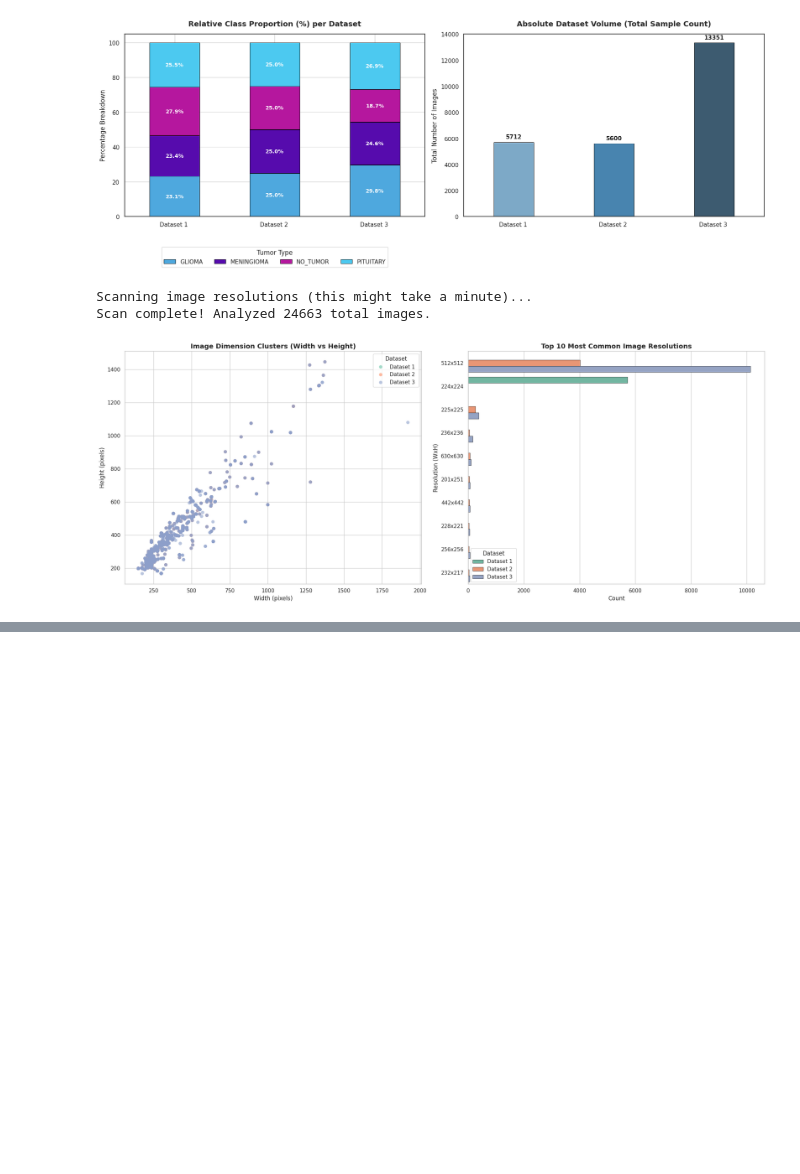
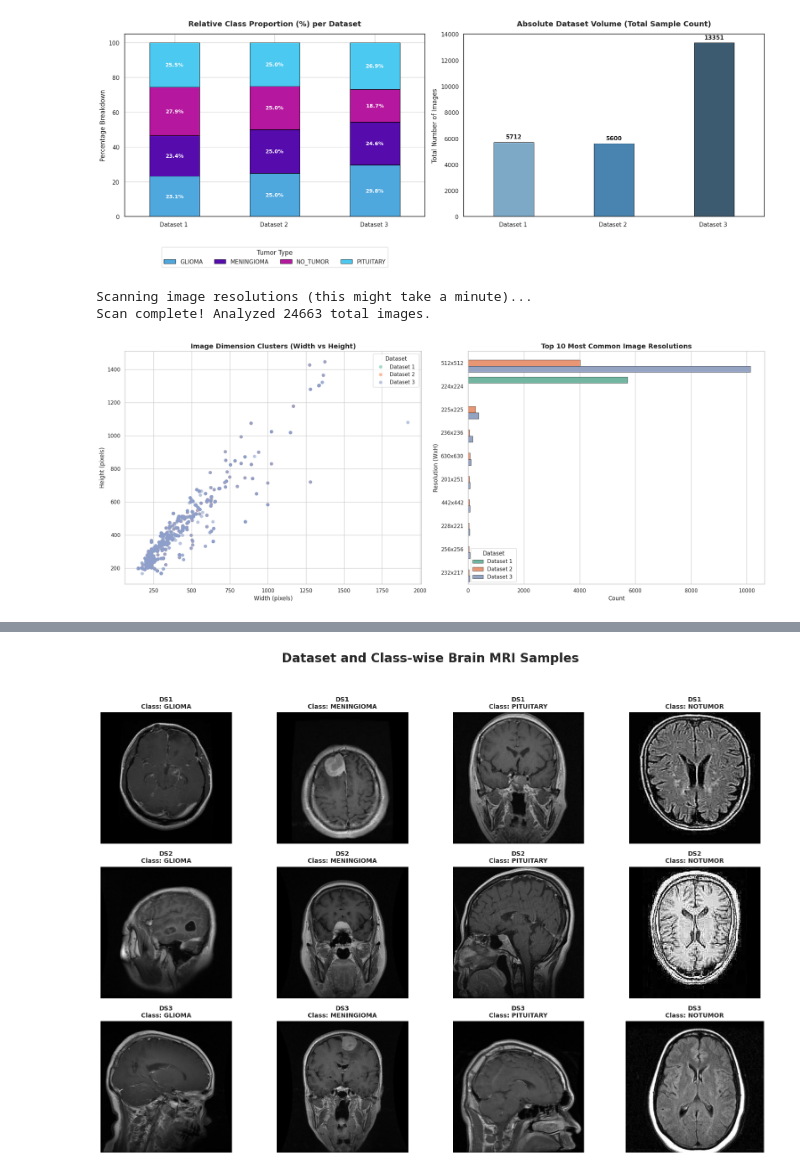
Before and after one commit to Zannatun-Nayem-Fahima/Deep-Learning-Project, a Jupyter notebook: BrainTumor.ipynb, the cells around one changed output, grey strips where cells are left out. Cells and saved outputs as stored; diff of their text form; code cells hidden in the pictures; blank space fills up the shorter version.

Commit message:
Kaggle Notebook | Brain Tumor | Version 1

```diff
--- a/BrainTumor.ipynb
+++ b/BrainTumor.ipynb
@@ -401,0 +514,66 @@ Scan complete! Analyzed 24663 total images.
+# %%
+import os
+import random
+import matplotlib.pyplot as plt
+from PIL import Image
+
+# ডাটাসেটগুলোর পাথ ডিকশনারি
+datasets_dict = {
+    "DS1": "/kaggle/input/datasets/mohamadabouali1/mri-brain-tumor-dataset-4-class-7023-images/BT-MRI Dataset/BT-MRI Dataset",
+    "DS2": "/kaggle/input/datasets/masoudnickparvar/brain-tumor-mri-dataset",
+    "DS3": "/kaggle/input/datasets/sabersakin/brainmri"
+}
+
+# আমাদের টার্গেট ৪টি ক্লাস
+target_classes = ["glioma", "meningioma", "pituitary", "notumor"]
+
+# ছবি দেখানোর জন্য গ্রিড সেটআপ (৩টি ডাটাসেট x ৪টি ক্লাস = ১২টি ছবি)
+fig, axes = plt.subplots(3, 4, figsize=(16, 12))
+fig.suptitle("Dataset and Class-wise Brain MRI Samples", fontsize=20, weight='bold', y=0.95)
+
+# প্রতিটি ডাটাসেটের জন্য লুপ (Row অনুযায়ী)
+for row_idx, (ds_name, ds_path) in enumerate(datasets_dict.items()):
+    if not os.path.exists(ds_path):
+        print(f"পাথ পাওয়া যায়নি: {ds_name}")
+        continue
+
+    # প্রতিটি ক্লাসের জন্য লুপ (Column অনুযায়ী)
+    for col_idx, target_cls in enumerate(target_classes):
+        all_images_for_class = []
+
+        # ডাটাসেটের ভেতরে ট্রেইন/টেস্ট ফোল্ডার সার্চ করে নির্দিষ্ট ক্লাসের ইমেজ খুঁজে বের করা
+        for root, dirs, files in os.walk(ds_path):
+            folder_name = os.path.basename(root).lower().replace(" ", "").replace("_", "")
+
+            # ক্লাস ম্যাচিং কন্ডিশন
+            is_match = False
+            if target_cls in folder_name:
+                is_match = True
+            elif target_cls == "notumor" and ("no" in folder_name and "tumor" in folder_name):
+                is_match = True
+
+            if is_match:
+                for file in files:
+                    if file.lower().endswith(('.png', '.jpg', '.jpeg')):
+                        all_images_for_class.append(os.path.join(root, file))
+
+        # যদি ঐ ক্লাসের ছবি পাওয়া যায়, তবে র্যান্ডম একটি ছবি সিলেক্ট করে প্লট করা
+        ax = axes[row_idx, col_idx]
+        if all_images_for_class:
+            random_img_path = random.choice(all_images_for_class)
+            img = Image.open(random_img_path).convert('RGB')
+
+            # ইমেজ শো করা
+            ax.imshow(img)
+            ax.set_title(f"{ds_name}\nClass: {target_cls.upper()}", fontsize=10, weight='semibold')
+        else:
+            # যদি কোনো কারণে ডাটাসেটে নির্দিষ্ট ফোল্ডার না মিলে
+            ax.text(0.5, 0.5, 'No Image Found\n(Check Class Name)', ha='center', va='center', color='red')
+            ax.set_title(f"{ds_name}\nClass: {target_cls.upper()}", fontsize=10)
+
+        ax.axis('off') # গ্রিডের চারপাশের অক্ষ বা বর্ডার হাইড করার জন্য
+
+plt.tight_layout(rect=[0, 0, 1, 0.92])
+plt.show()
+# %% [output]
+[figure, added]
```
Also changed, not shown: parts of 8 cells of this notebook.
